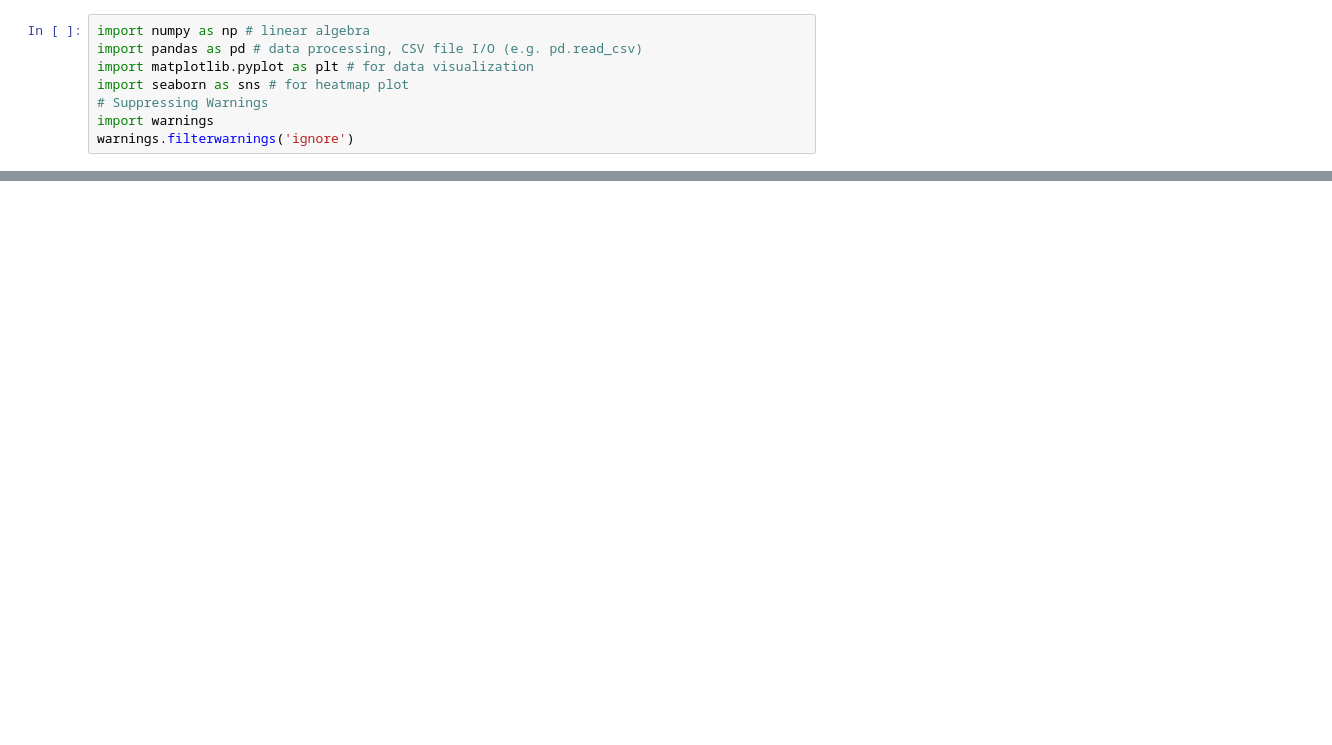
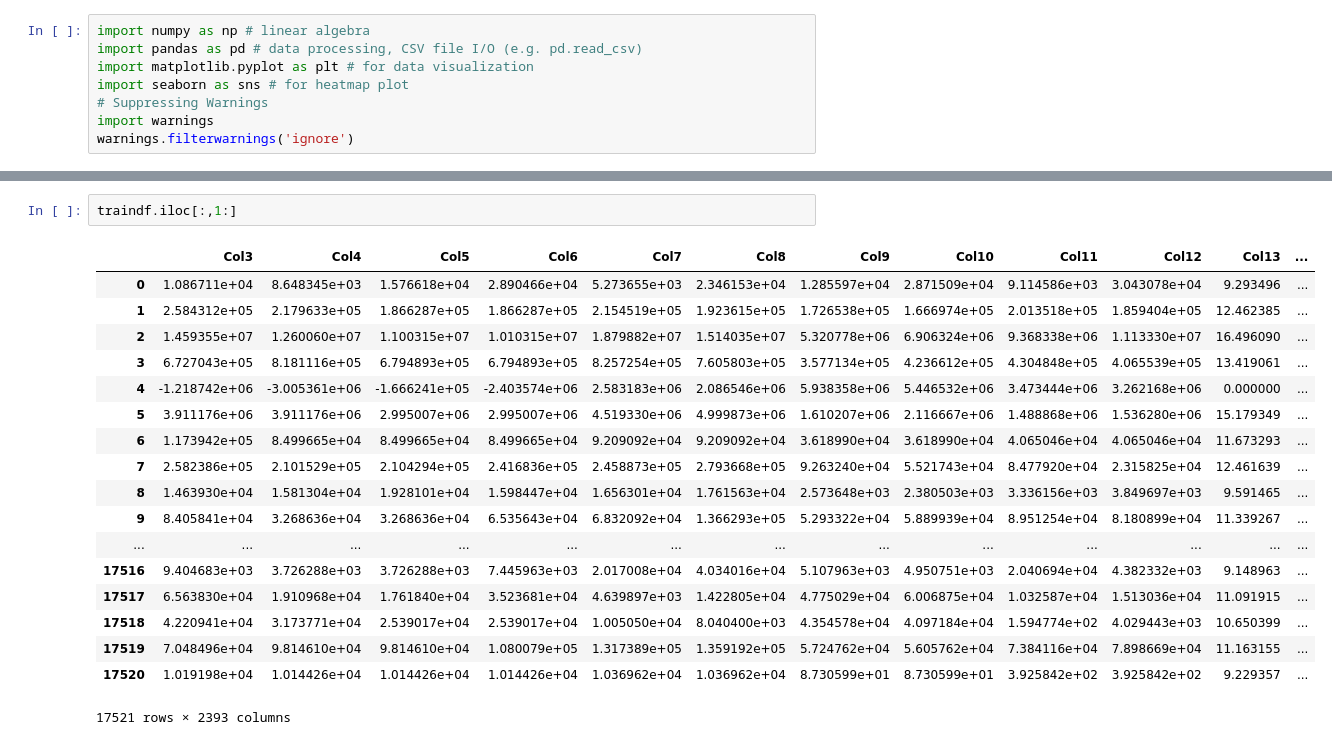
Before and after one commit to krsna540/Hackthons, a Jupyter notebook: HDFC_Hackthon.ipynb, the cells around one changed output, grey strips where cells are left out. Cells and saved outputs as stored; diff of their text form; blank space fills up the shorter version.

```diff
--- a/HDFC_Hackthon.ipynb
+++ b/HDFC_Hackthon.ipynb
@@ -43,0 +72,21 @@ df.head()
+# %%
+traindf.iloc[:,1:]
+# %% [output]
+|  | Col3 | Col4 | Col5 | Col6 | Col7 | Col8 | Col9 | Col10 | Col11 | Col12 | Col13 | ... |
+| 0 | 1.086711e+04 | 8.648345e+03 | 1.576618e+04 | 2.890466e+04 | 5.273655e+03 | 2.346153e+04 | 1.285597e+04 | 2.871509e+04 | 9.114586e+03 | 3.043078e+04 | 9.293496 | ... |
+| 1 | 2.584312e+05 | 2.179633e+05 | 1.866287e+05 | 1.866287e+05 | 2.154519e+05 | 1.923615e+05 | 1.726538e+05 | 1.666974e+05 | 2.013518e+05 | 1.859404e+05 | 12.462385 | ... |
+| 2 | 1.459355e+07 | 1.260060e+07 | 1.100315e+07 | 1.010315e+07 | 1.879882e+07 | 1.514035e+07 | 5.320778e+06 | 6.906324e+06 | 9.368338e+06 | 1.113330e+07 | 16.496090 | ... |
+| 3 | 6.727043e+05 | 8.181116e+05 | 6.794893e+05 | 6.794893e+05 | 8.257254e+05 | 7.605803e+05 | 3.577134e+05 | 4.236612e+05 | 4.304848e+05 | 4.065539e+05 | 13.419061 | ... |
+| 4 | -1.218742e+06 | -3.005361e+06 | -1.666241e+05 | -2.403574e+06 | 2.583183e+06 | 2.086546e+06 | 5.938358e+06 | 5.446532e+06 | 3.473444e+06 | 3.262168e+06 | 0.000000 | ... |
+| 5 | 3.911176e+06 | 3.911176e+06 | 2.995007e+06 | 2.995007e+06 | 4.519330e+06 | 4.999873e+06 | 1.610207e+06 | 2.116667e+06 | 1.488868e+06 | 1.536280e+06 | 15.179349 | ... |
+| 6 | 1.173942e+05 | 8.499665e+04 | 8.499665e+04 | 8.499665e+04 | 9.209092e+04 | 9.209092e+04 | 3.618990e+04 | 3.618990e+04 | 4.065046e+04 | 4.065046e+04 | 11.673293 | ... |
+| 7 | 2.582386e+05 | 2.101529e+05 | 2.104294e+05 | 2.416836e+05 | 2.458873e+05 | 2.793668e+05 | 9.263240e+04 | 5.521743e+04 | 8.477920e+04 | 2.315825e+04 | 12.461639 | ... |
+| 8 | 1.463930e+04 | 1.581304e+04 | 1.928101e+04 | 1.598447e+04 | 1.656301e+04 | 1.761563e+04 | 2.573648e+03 | 2.380503e+03 | 3.336156e+03 | 3.849697e+03 | 9.591465 | ... |
+| 9 | 8.405841e+04 | 3.268636e+04 | 3.268636e+04 | 6.535643e+04 | 6.832092e+04 | 1.366293e+05 | 5.293322e+04 | 5.889939e+04 | 8.951254e+04 | 8.180899e+04 | 11.339267 | ... |
+| ... | ... | ... | ... | ... | ... | ... | ... | ... | ... | ... | ... | ... |
+| 17516 | 9.404683e+03 | 3.726288e+03 | 3.726288e+03 | 7.445963e+03 | 2.017008e+04 | 4.034016e+04 | 5.107963e+03 | 4.950751e+03 | 2.040694e+04 | 4.382332e+03 | 9.148963 | ... |
+| 17517 | 6.563830e+04 | 1.910968e+04 | 1.761840e+04 | 3.523681e+04 | 4.639897e+03 | 1.422805e+04 | 4.775029e+04 | 6.006875e+04 | 1.032587e+04 | 1.513036e+04 | 11.091915 | ... |
+| 17518 | 4.220941e+04 | 3.173771e+04 | 2.539017e+04 | 2.539017e+04 | 1.005050e+04 | 8.040400e+03 | 4.354578e+04 | 4.097184e+04 | 1.594774e+02 | 4.029443e+03 | 10.650399 | ... |
+| 17519 | 7.048496e+04 | 9.814610e+04 | 9.814610e+04 | 1.080079e+05 | 1.317389e+05 | 1.359192e+05 | 5.724762e+04 | 5.605762e+04 | 7.384116e+04 | 7.898669e+04 | 11.163155 | ... |
+| 17520 | 1.019198e+04 | 1.014426e+04 | 1.014426e+04 | 1.014426e+04 | 1.036962e+04 | 1.036962e+04 | 8.730599e+01 | 8.730599e+01 | 3.925842e+02 | 3.925842e+02 | 9.229357 | ... |
+17521 rows × 2393 columns
```
Also changed, not shown: parts of 11 cells of this notebook.
